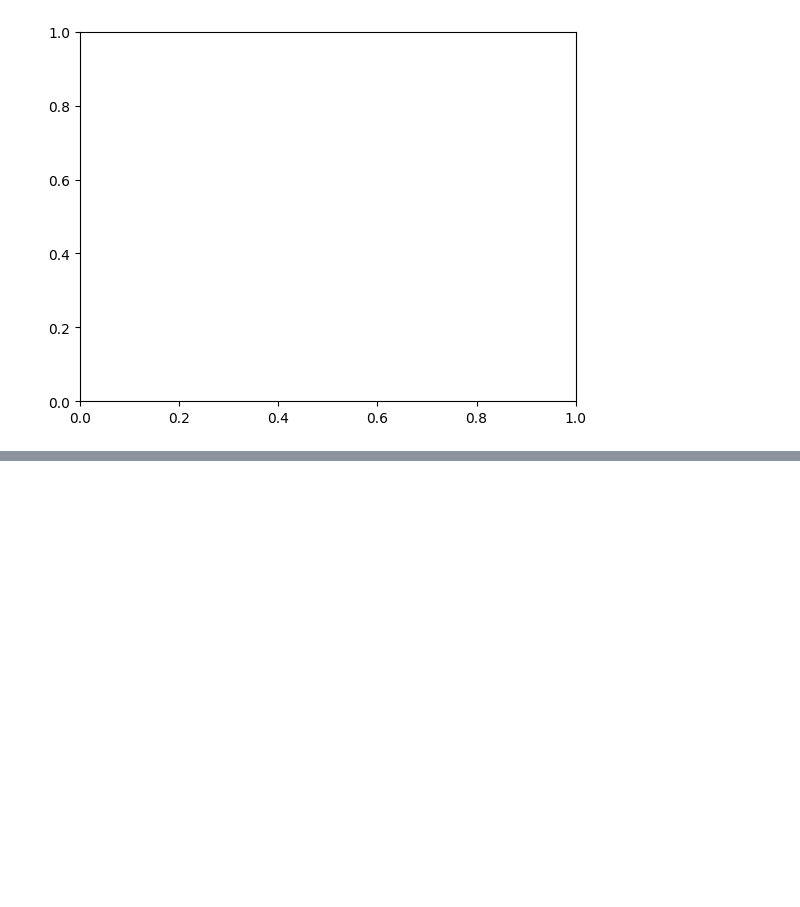
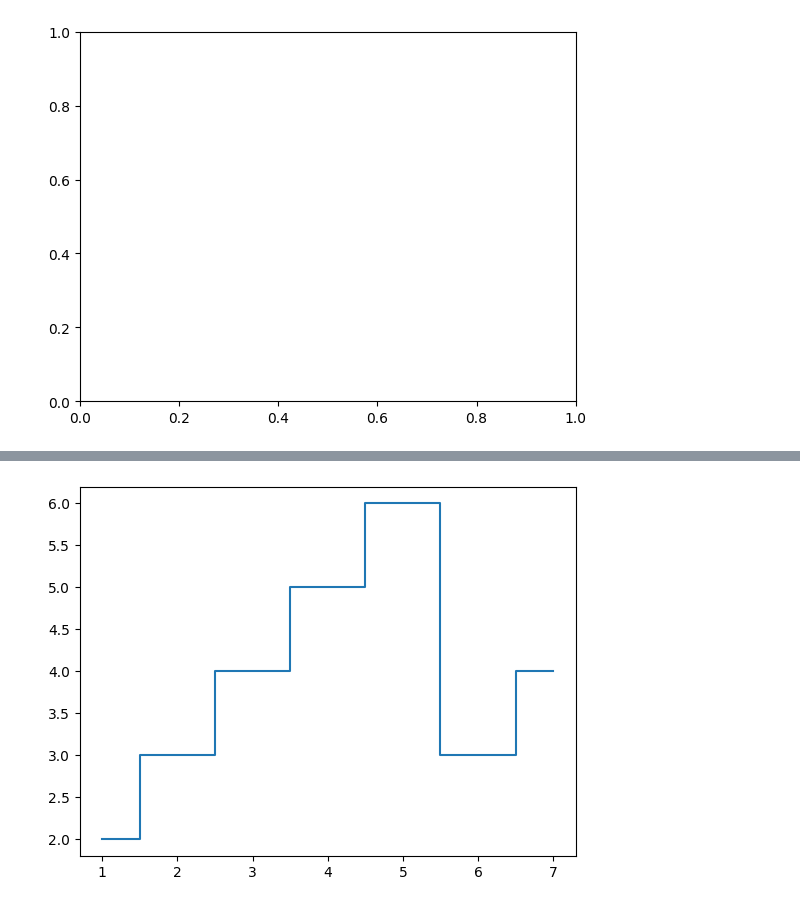
Before and after one commit to Itx-Psycho0/MY-Skills, a Jupyter notebook: SCRIPTING_LANGUAGES/Python/day19.ipynb, the cells around one changed output, grey strips where cells are left out. Saved outputs shown, nothing was run; the diff lists cells and outputs as text; code cells hidden in the pictures; blank space fills up the shorter version.

```diff
--- a/SCRIPTING_LANGUAGES/Python/day19.ipynb
+++ b/SCRIPTING_LANGUAGES/Python/day19.ipynb
@@ -182,0 +197,5 @@ if __name__ == "__main__":
+# %%
+plt.step(a1,a2, where='mid')
+plt.show()
+# %% [output]
+[figure, added]
```
Also changed, not shown: parts of 3 cells of this notebook, 1 other file.
